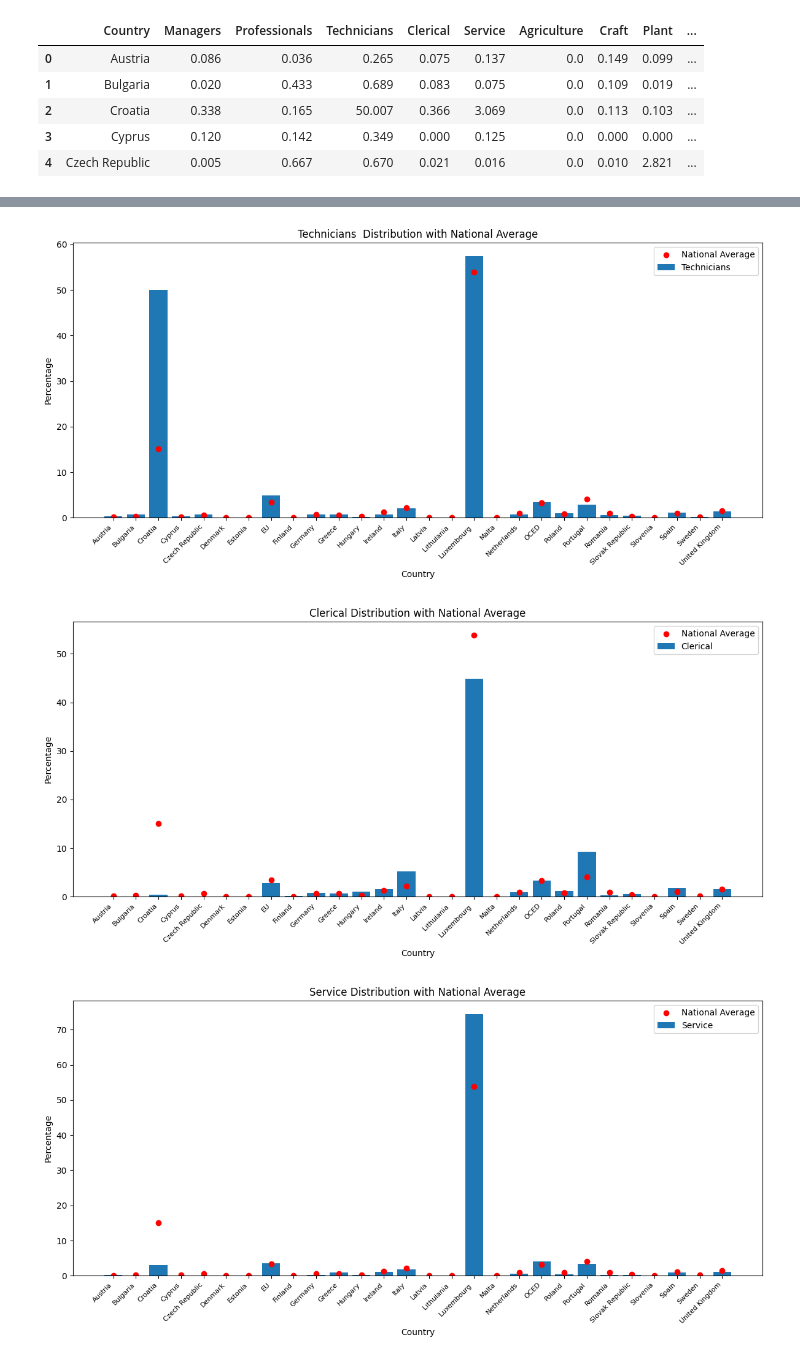
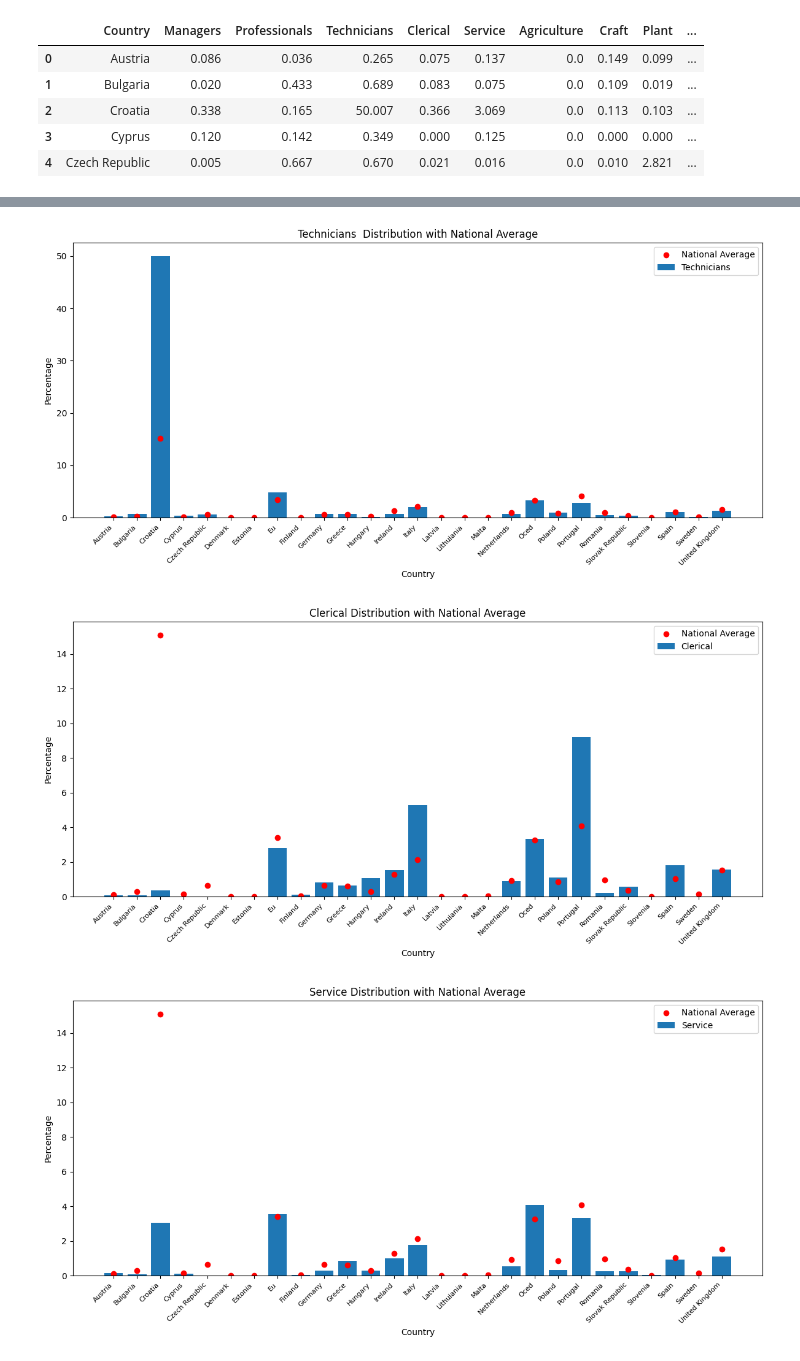
Before and after one commit to devingoldstein/QM2, a Jupyter notebook: frenchdemandfinal.ipynb, the cells around one changed output, grey strips where cells are left out. Drawn from its saved outputs; the diff is of its cells as text; code cells hidden in the pictures.

```diff
--- a/frenchdemandfinal.ipynb
+++ b/frenchdemandfinal.ipynb
@@ -50,7 +50,7 @@ data.head()
 import pandas as pd
 import numpy as np
 
-df = pd.read_csv('/content/finaldata/FrenchDemand.csv')
+df = pd.read_csv('/content/finaldata/FrenchDemand (1).csv')
 
 clean = df.replace(',', '', regex=True)
 clean.iloc[:, 1:] = clean.iloc[:, 1:].replace('-', np.nan, regex=True).astype(float)
@@ -295,12 +295,31 @@ fig.write_json('interactive_frenchdemand.json')
 # %% [output]
 [interactive output not drawn]
 # %%
-data=clean
+import matplotlib.pyplot as plt
+import pandas as pd
 
+# Assuming 'clean' is your data
+data = clean
+
+# Create DataFrame
 dffrench = pd.DataFrame(data)
 
+# Remove a specific country (e.g., Luxembourg)
+country_to_remove = "luxembourg"
+
+# Debugging: Print the unique values in the 'Country' column before removal
+print("Unique countries before removal:")
+print(dffrench['Country'].unique())
+
+# Remove the specified country while preserving the original case
+dffrench = dffrench[dffrench['Country'].str.strip() != country_to_remove]
+
+# Debugging: Print the unique values in the 'Country' column after removal
+print("\nUnique countries after removal:")
+print(dffrench['Country'].unique())
+
 # Plotting
-occupation_titles = dffrench.columns[1:-1]  # Exclude 'Country' and 'National Average'
+occupation_titles = dffrench.columns[1:-2]  # Exclude 'Country' and 'National Average'
 countries = dffrench['Country']
 
 for occupation in occupation_titles:
@@ -314,6 +333,9 @@ for occupation in occupation_titles:
     # Set smaller font size for x-axis labels
     plt.xticks(rotation=45, ha='right', fontsize=8)
 
+    # Add this line to convert the first letter of each x-axis label to uppercase
+    plt.xticks(countries, [country.title() for country in countries])
+
     plt.legend()
     plt.tight_layout()
     plt.show()
@@ -323,3 +357,3 @@ for occupation in occupation_titles:
-[figure, old version]
+[figure, new version]
-[figure, old version]
+[figure, new version]
-[figure, old version]
+[figure, new version]
```
Also changed, not shown: parts of 2 cells of this notebook.
